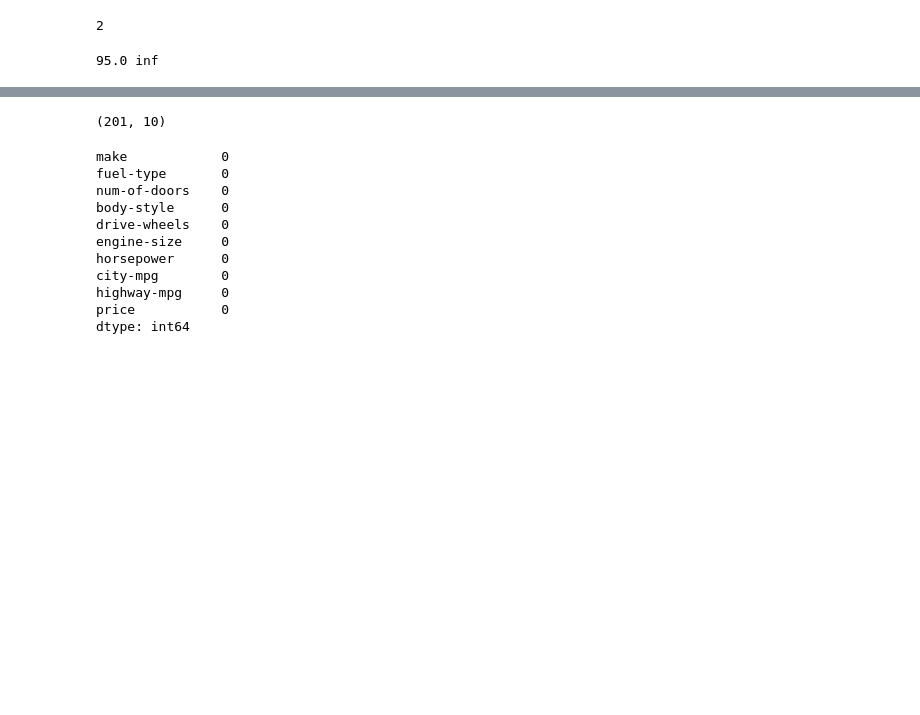
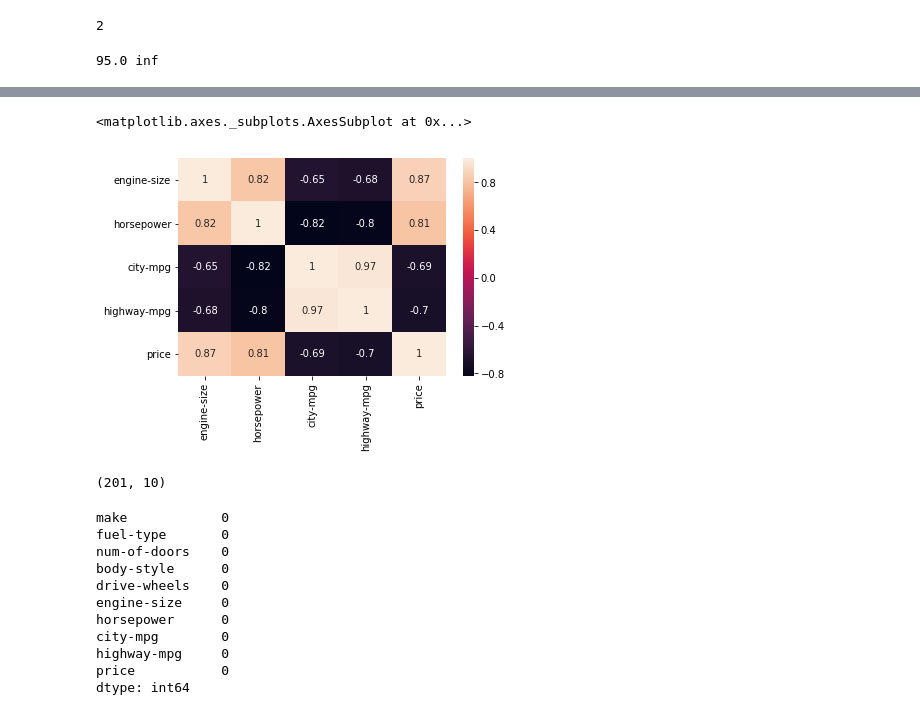
Before and after one commit to srikanthpragada/DS_06_MAY_2019, a Jupyter notebook: car/price_finder.ipynb, the cells around one changed output, grey strips where cells are left out. Saved outputs shown, nothing was run; the diff lists cells and outputs as text; code cells hidden in the pictures; blank space fills up the shorter version.

```diff
--- a/car/price_finder.ipynb
+++ b/car/price_finder.ipynb
@@ -434,3 +382,8 @@ sns.distplot( cars['horsepower'],kde=False)
+# %%
+sns.heatmap(cars.corr(), annot=True)
+# %% [output]
+<matplotlib.axes._subplots.AxesSubplot at 0x...>
+[figure, added]
 # %%
 cars.shape
 # %% [output]
```
Also changed, not shown: parts of 23 cells of this notebook, 2 other files.
